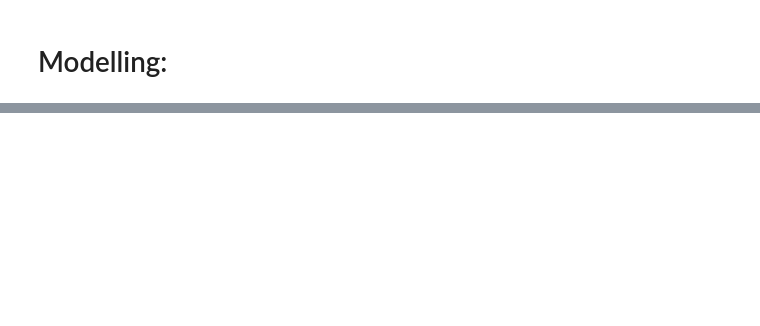
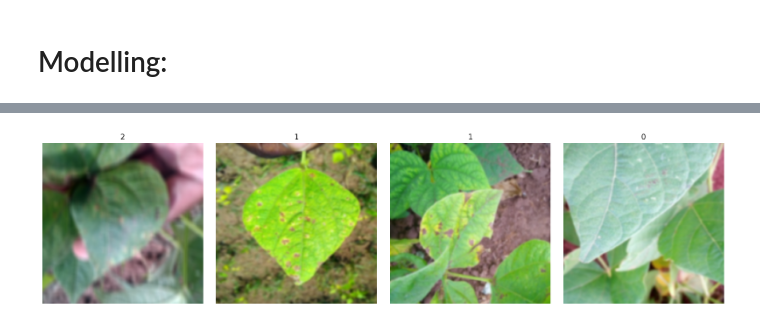
Before and after one commit to Ibraheem-Al-hafith/classification_hub, a Jupyter notebook: Ex_3_Image_Classification_Pretrained.ipynb, the cells around one changed output, grey strips where cells are left out. Cells and saved outputs as stored; diff of their text form; code cells hidden in the pictures; blank space fills up the shorter version.

```diff
--- a/Ex_3_Image_Classification_Pretrained.ipynb
+++ b/Ex_3_Image_Classification_Pretrained.ipynb
@@ -687,0 +981,4 @@ trainer.evaluate(test_loader)
+# %%
+train_ds.plot_images()
+# %% [output]
+[figure, added]
```
Also changed, not shown: parts of 25 cells of this notebook.
